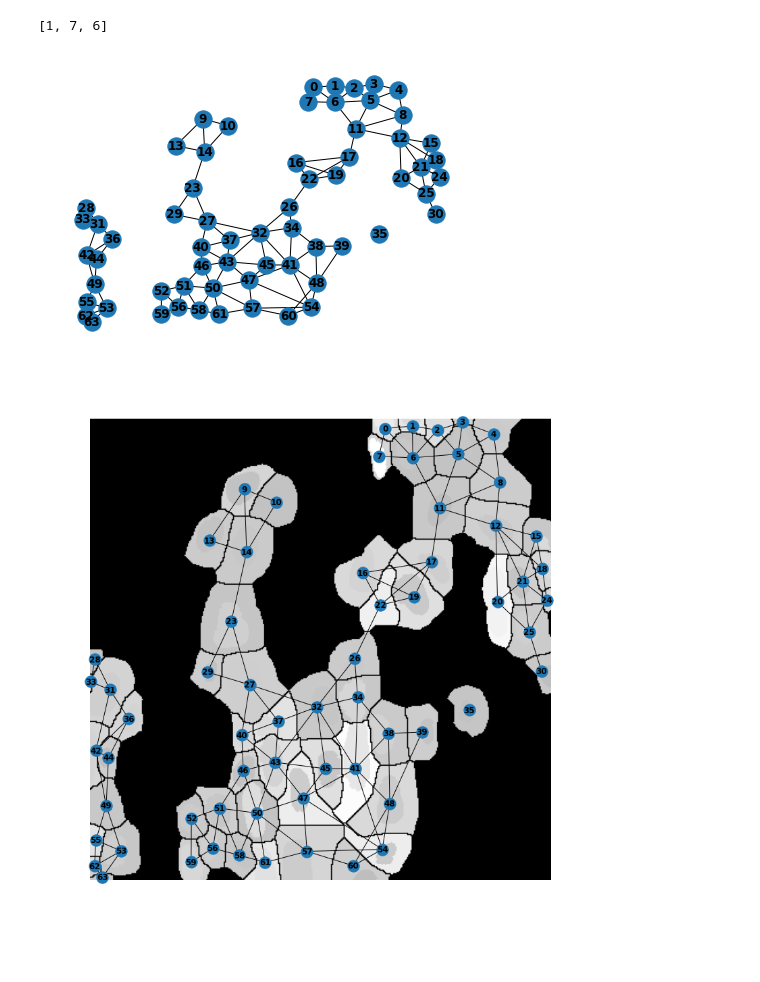
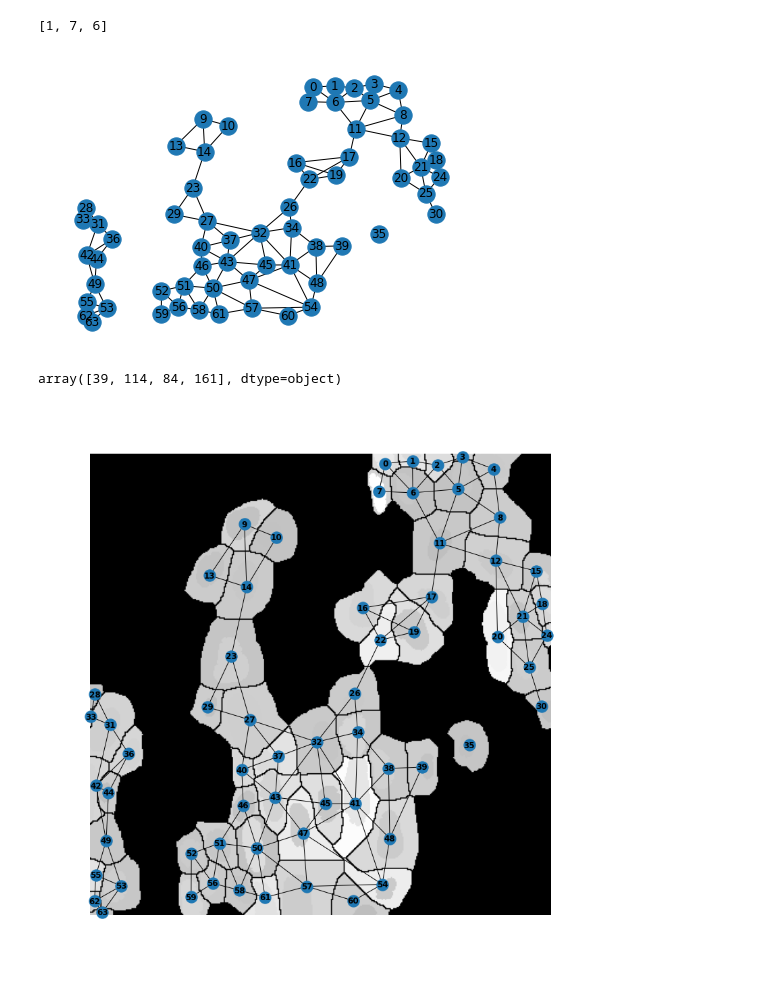
Before and after one commit to DiTscho/ml, a Jupyter notebook: 01_graph_counting_cells.ipynb, the cells around one changed output. Cells and saved outputs as stored; diff of their text form; code cells hidden in the pictures.

Commit message:
Graph 4

```diff
--- a/01_graph_counting_cells.ipynb
+++ b/01_graph_counting_cells.ipynb
@@ -66,7 +71,8 @@ pd.DataFrame.cols2arr = lambda x: x.apply(lambda c: tuple(c), axis=1).apply(np.a
 # %%
 #| export
-pars_to_measure = ["label", "bbox", "area", "centroid", "perimeter"]
+pars_to_measure = ["label", "bbox", "area", "centroid", "perimeter_crofton", "slice"]
 def measure_pars(labeled_image, pars_to_measure = pars_to_measure, extra_measures=None):
     return pd.DataFrame(measure.regionprops_table(label_image=labeled_image,
+                                        intensity_image=img,
                                         properties=pars_to_measure,
                                         extra_properties=extra_measures))
@@ -85,7 +165,7 @@ def dist(x, num_nn=8):
 def overlap2d(bbox1, bbox2):
     b1y1,b1x1,b1y2,b1x2 = bbox1
     b2y1,b2x1,b2y2,b2x2 = bbox2
-    dx=2
+    dx=1
 #     def overlap1d(b1x1,b1x2,b2x1,b2x2): return (b1x2>=b2x1 and b2x2>=b1x1)
     def overlap1d(b1x1,b1x2,b2x1,b2x2): return (b2x1-b1x2)<=dx and (b1x1-b2x2)<=dx
     return overlap1d(b1x1,b1x2,b2x1,b2x2) and overlap1d(b1y1,b1y2,b2y1,b2y2)
@@ -158,11 +234,16 @@ list(G.neighbors(0))
 # %% [output]
 [1, 7, 6]
 # %%
-nx.draw(G, nx.get_node_attributes(G, 'pos'), with_labels=True, font_weight='bold')
+nx.draw(G, nx.get_node_attributes(G, 'pos'), with_labels=True, #font_weight='bold'
+       )
 pyplot.gca().invert_yaxis()
 #pyplot.gca().invert_xaxis()
 # %% [output]
-[figure, old version]
+[figure, new version]
+# %%
+get_bbox(9)
+# %% [output]
+array([39, 114, 84, 161], dtype=object)
 # %%
 #n=10
 #y1,x1,y2,x2= get_bbox(n)
@@ -172,13 +253,15 @@ pyplot.gca().invert_yaxis()
 #dx1 = int(x12-x11)
 #dy1 = int(y12-y11)
 
-#img = image[3000-dx:3000+dx,3800-dx:3800+dx]
+dx=200
+img = image[3000-dx:3000+dx,3800-dx:3800+dx]
 plt.figure(figsize=(15,15));
 plt.imshow(img, cmap="gray");
 #plt.gca().add_patch(Rectangle((x1,y1),dx,dy,linewidth=2,edgecolor='r',facecolor='none'));
 #plt.gca().add_patch(Rectangle((x11,y11),dx1,dy1,linewidth=2,edgecolor='r',facecolor='none'));
 
-nx.draw(G, nx.get_node_attributes(G, 'pos'), with_labels=True, font_weight='bold')
+nx.draw(G, nx.get_node_attributes(G, 'pos'), with_labels=True,
+font_weight='bold'       )
 #plt.gca().invert_yaxis()
 # %% [output]
-[figure, old version]
+[figure, new version]
```
Also changed, not shown: parts of 23 cells of this notebook.
